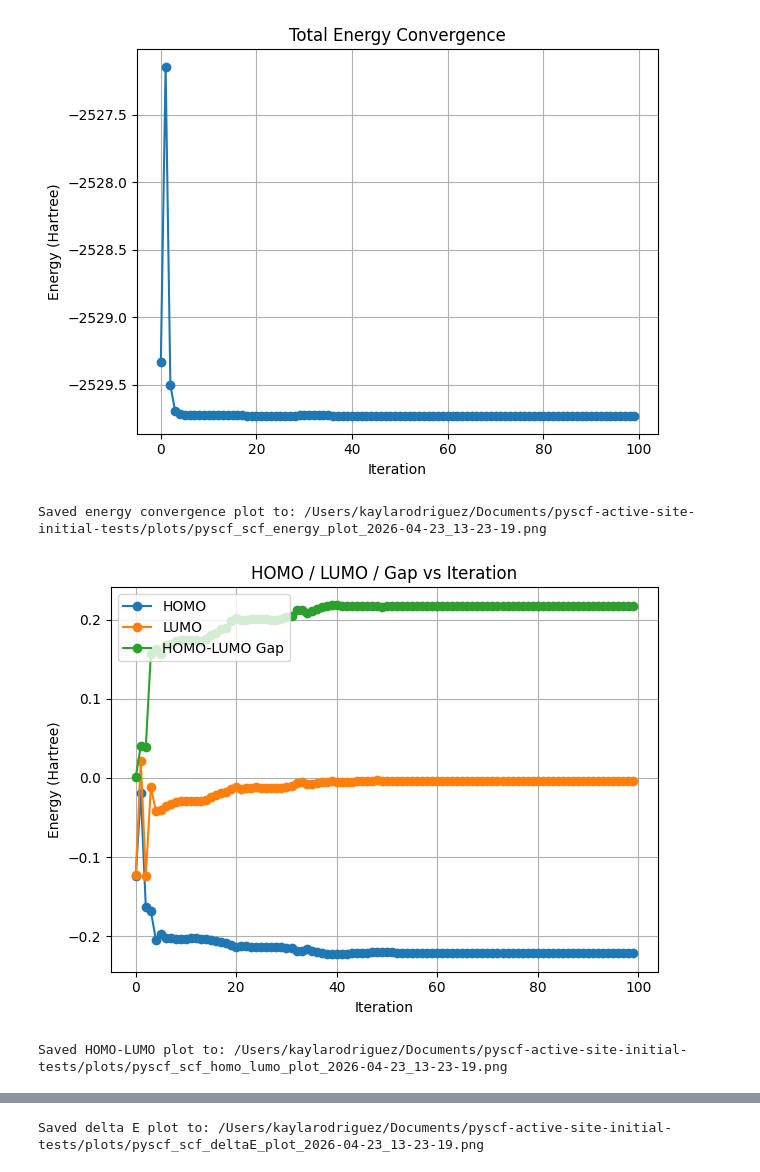
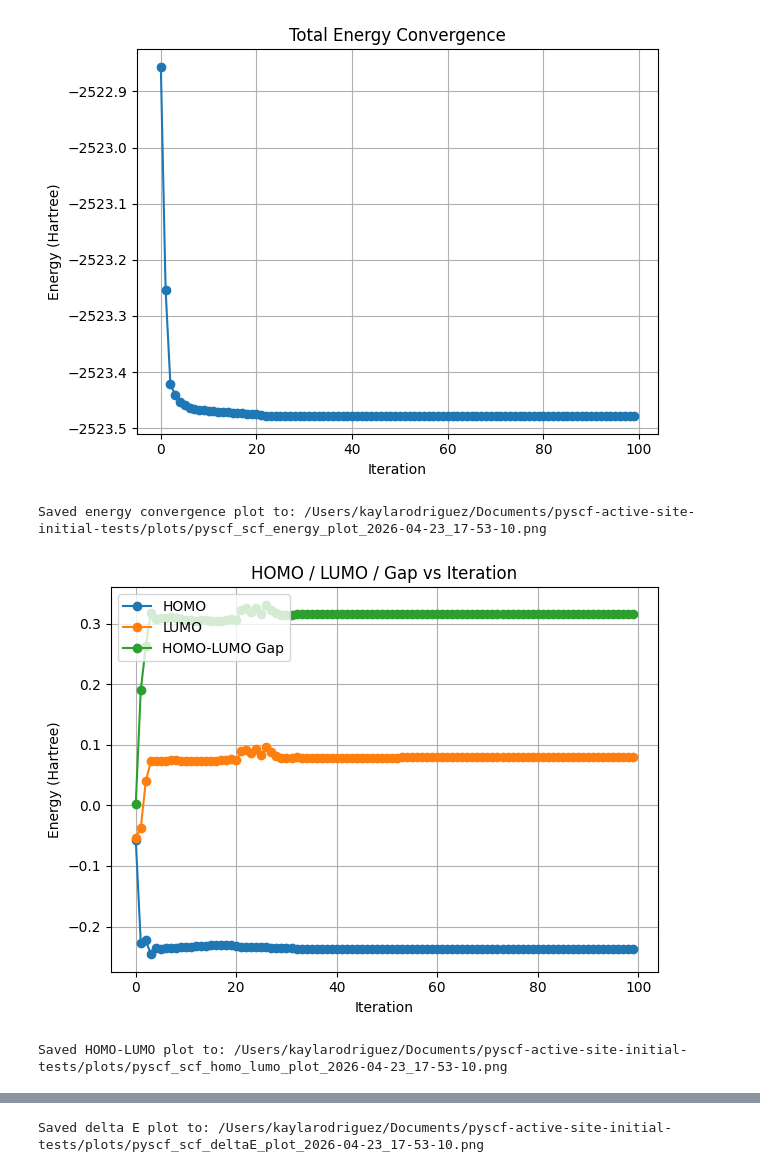
Before and after one commit to kaylajrox/pyscf-active-site-initial-tests, a Jupyter notebook: initial-testing.ipynb, the cells around one changed output, grey strips where cells are left out. Drawn from its saved outputs; the diff is of its cells as text; code cells hidden in the pictures.

Commit message:
newest log and plot results with functionals PBE0, HF, and B3LYP

```diff
--- a/initial-testing.ipynb
+++ b/initial-testing.ipynb
@@ -16,10 +16,16 @@ with open(xyz_file, "r") as f:
 # Remove XYZ header
 atom_block = "".join(lines[2:])
 
-# DFT basis
+# DFT basis & Functional
 #basis = "lanl2dz"
 # basis = "cc-pvdz"
-basis = "def2-svp"
+basis = "def2-svp" # lowest, quick screening
+#basis = "def2-TZVP" # Higher level of screening
+#basis = "def2-TZVPP" # Most accurate level of all screening
+#functional = "B3LYP"
+#functional = "PBE0"  # Hybrid functional, good for general use.
+functional = "HF"
+
 
 # Make output folders if they do not exist
 Path(f"{ROOT_DIR}/logs").mkdir(parents=True, exist_ok=True)
@@ -45,7 +51,7 @@ mol = gto.M(
 
 # Closed-shell system
 mf = dft.RKS(mol)
-mf.xc = "B3LYP"
+mf.xc = functional
 mf.max_cycle = 100
 mf.level_shift = 0.2
 
@@ -196,4 +202,4 @@ Saved SCF log to: /Users/kaylarodriguez/Documents/pyscf-active-site-initial-test
-[figure, old version]
+[figure, new version]
-Saved energy convergence plot to: /Users/kaylarodriguez/Documents/pyscf-active-site-initial-tests/plots/pyscf_scf_energy_plot_2026-04-23_13-23-19.png
+Saved energy convergence plot to: /Users/kaylarodriguez/Documents/pyscf-active-site-initial-tests/plots/pyscf_scf_energy_plot_2026-04-23_17-53-10.png
-[figure, old version]
+[figure, new version]
-Saved HOMO-LUMO plot to: /Users/kaylarodriguez/Documents/pyscf-active-site-initial-tests/plots/pyscf_scf_homo_lumo_plot_2026-04-23_13-23-19.png
+Saved HOMO-LUMO plot to: /Users/kaylarodriguez/Documents/pyscf-active-site-initial-tests/plots/pyscf_scf_homo_lumo_plot_2026-04-23_17-53-10.png
@@ -201 +207 @@ Saved HOMO-LUMO plot to: /Users/kaylarodriguez/Documents/pyscf-active-site-initi
-Saved delta E plot to: /Users/kaylarodriguez/Documents/pyscf-active-site-initial-tests/plots/pyscf_scf_deltaE_plot_2026-04-23_13-23-19.png
+Saved delta E plot to: /Users/kaylarodriguez/Documents/pyscf-active-site-initial-tests/plots/pyscf_scf_deltaE_plot_2026-04-23_17-53-10.png
```
Also changed, not shown: parts of 3 cells of this notebook.
